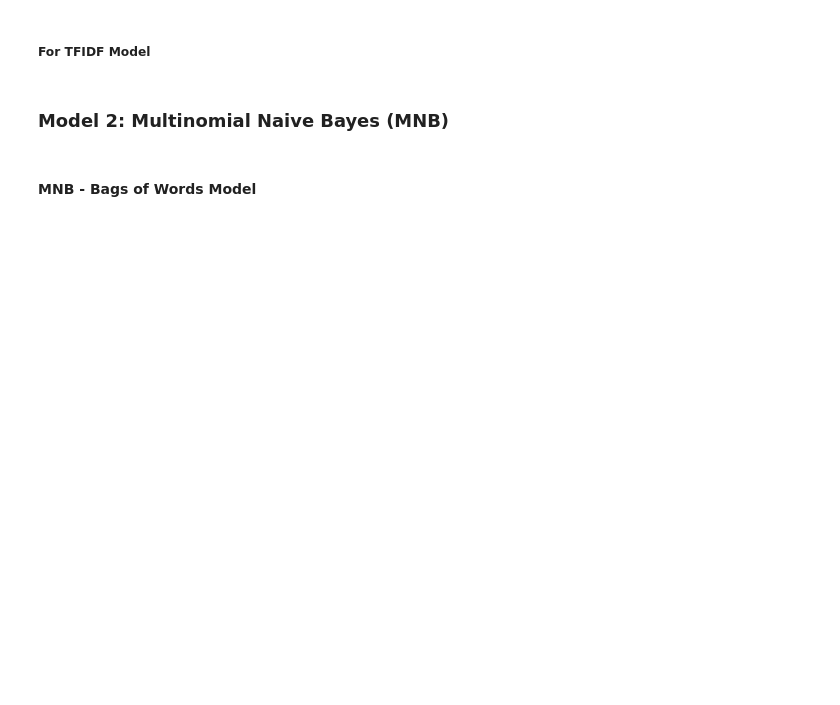
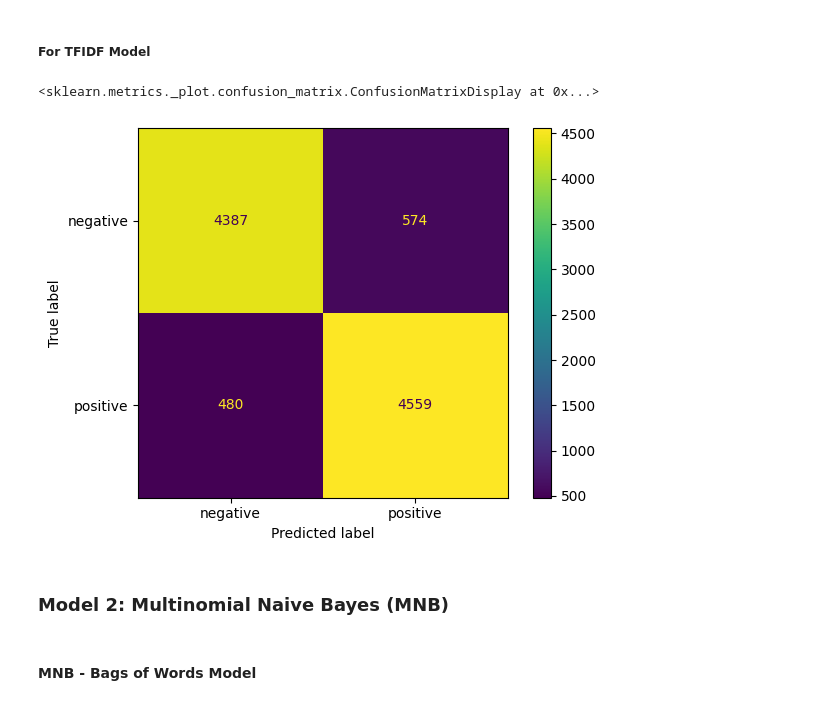
Before and after one commit to hlang014/MY-DAC-Curriculum, a Jupyter notebook: DAC-008_Intro_To_NLP/DAC-008_Sentiment_Analysis_2_Student.ipynb, the cells around one changed output. Cells and saved outputs as stored; diff of their text form; code cells hidden in the pictures; blank space fills up the shorter version.

```diff
--- a/DAC-008_Intro_To_NLP/DAC-008_Sentiment_Analysis_2_Student.ipynb
+++ b/DAC-008_Intro_To_NLP/DAC-008_Sentiment_Analysis_2_Student.ipynb
@@ -541,9 +588,12 @@ array([[1],
 # %% [markdown]
 ##### For TFIDF Model
 # %%
-# cm_tf = confusion_matrix(y_test_tf, lr_tfidf_predict, labels=lr.classes_)
-# disp = ConfusionMatrixDisplay(confusion_matrix=cm_tf, display_labels=lr.classes_)
-# disp.plot()
+cm_tf = confusion_matrix(y_test_tf, lr_tfidf_predict, labels=lr.classes_)
+disp = ConfusionMatrixDisplay(confusion_matrix=cm_tf, display_labels=lr.classes_)
+disp.plot()
+# %% [output]
+<sklearn.metrics._plot.confusion_matrix.ConfusionMatrixDisplay at 0x...>
+[figure, added]
 # %% [markdown]
 ### Model 2: Multinomial Naive Bayes (MNB)
 # %% [markdown]
```
Also changed, not shown: parts of 22 cells of this notebook.
